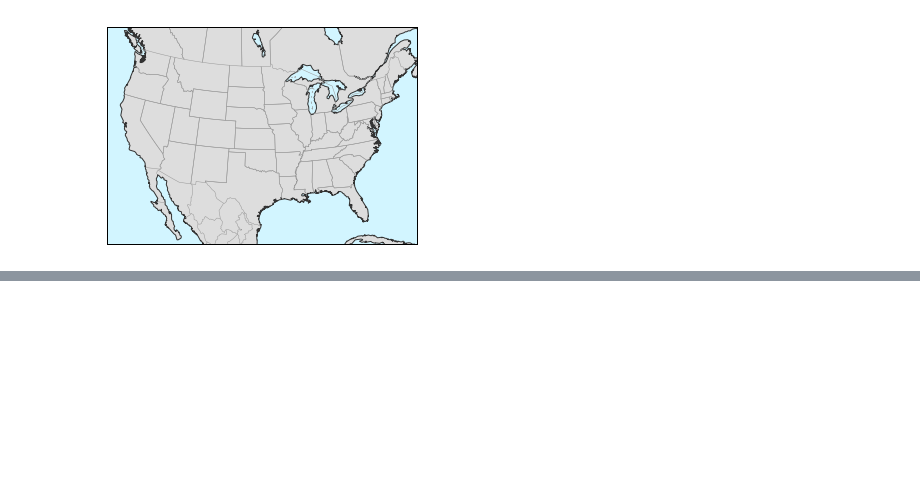
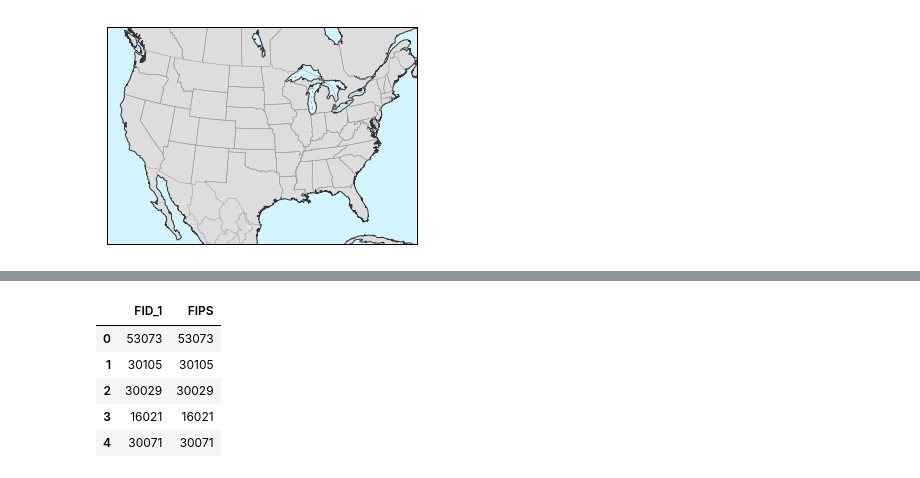
Before and after one commit to ryan-p-larson/gviz, a Jupyter notebook: notebooks/finals/03-polygons.ipynb, the cells around one changed output, grey strips where cells are left out. Drawn from its saved outputs; the diff is of its cells as text; code cells hidden in the pictures; blank space fills up the shorter version.

```diff
--- a/notebooks/finals/03-polygons.ipynb
+++ b/notebooks/finals/03-polygons.ipynb
@@ -130,0 +104,5 @@ states_df = gpd.GeoDataFrame(states)
+# %%
+### Read in and prepare the files
+
+states = gpd.read_file(states_f)
+counties = gpd.read_file(counties_f)
@@ -130,0 +139,9 @@ states_df = gpd.GeoDataFrame(states)
+# %%
+counties[['FID_1', 'FIPS']].head()
+# %% [output]
+|  | FID_1 | FIPS |
+| 0 | 53073 | 53073 |
+| 1 | 30105 | 30105 |
+| 2 | 30029 | 30029 |
+| 3 | 16021 | 16021 |
+| 4 | 30071 | 30071 |
```
Also changed, not shown: parts of 19 cells of this notebook, 2 other files.
